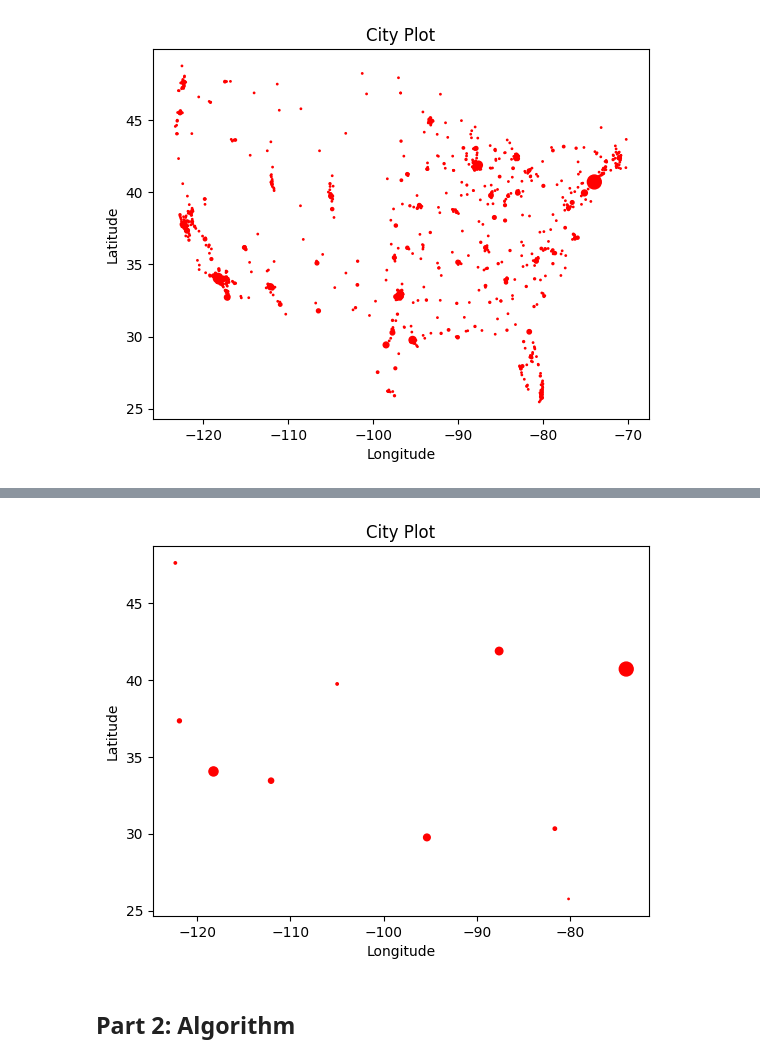
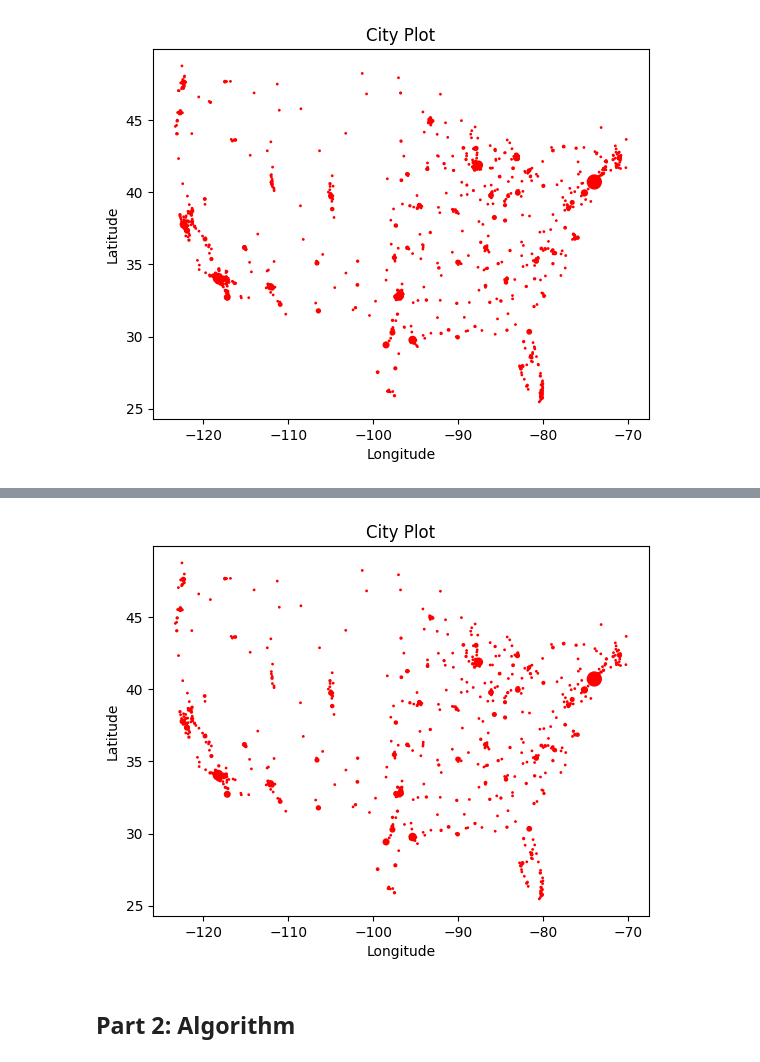
Before and after one commit to shivamCode0/ghp-math-2024, a Jupyter notebook: research/plot_cities.ipynb, the cells around one changed output, grey strips where cells are left out. Drawn from its saved outputs; the diff is of its cells as text; code cells hidden in the pictures.

```diff
--- a/research/plot_cities.ipynb
+++ b/research/plot_cities.ipynb
@@ -110,9 +110,9 @@ plt.show()
 # %%
 # keep the 100 least redundant cities
-cities1 = [cities[i] for i in np.argsort(scores)[:10]]
+cities1 = [cities[i] for i in np.argsort(scores)[:600]]
 plot_cities(cities1)
 # %% [output]
-[figure, old version]
+[figure, new version]
 # %% [markdown]
 ## Part 2: Algorithm
 # %%
```
Also changed, not shown: parts of 7 cells of this notebook.
